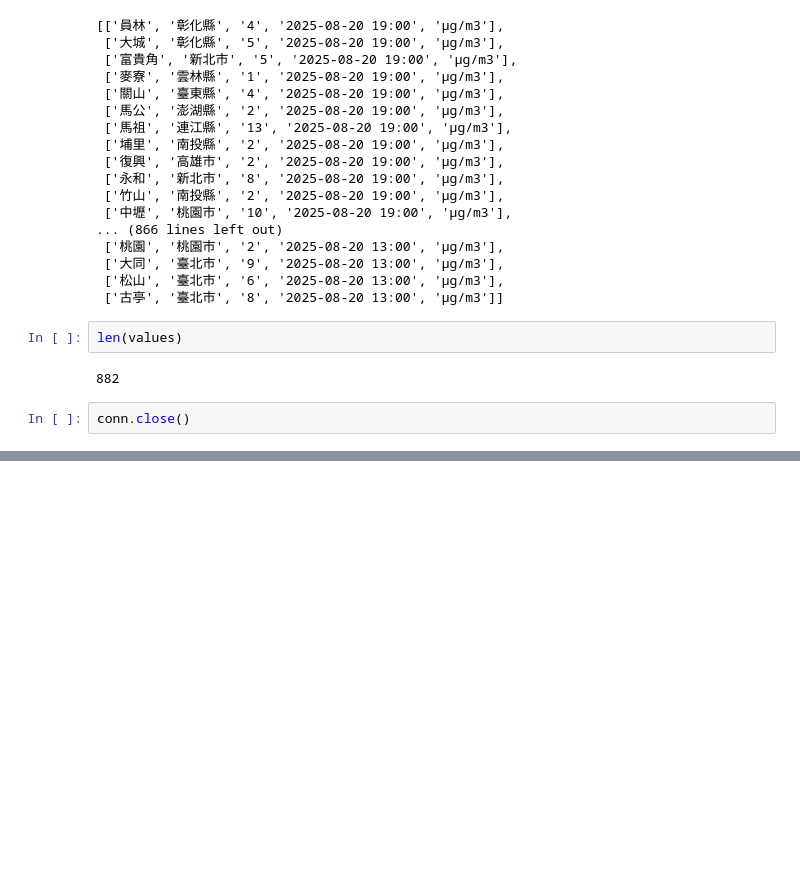
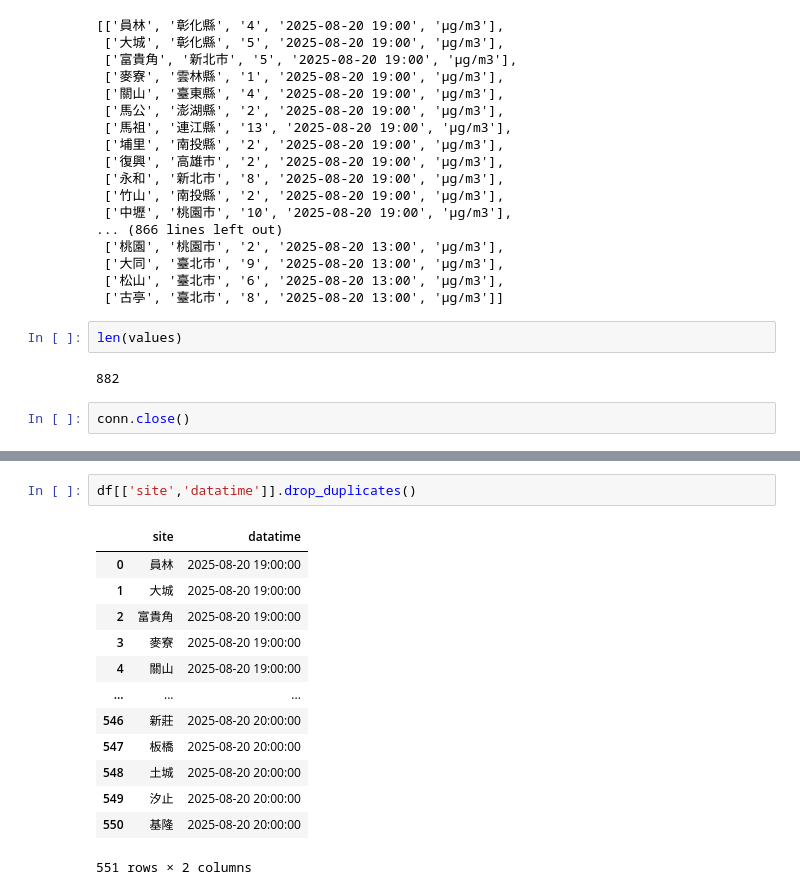
Before and after one commit to dieutoandu/flask_pm25_test2, a Jupyter notebook: test.ipynb, the cells around one changed output, grey strips where cells are left out. Drawn from its saved outputs; the diff is of its cells as text; blank space fills up the shorter version.

```diff
--- a/test.ipynb
+++ b/test.ipynb
@@ -135,0 +213,16 @@ conn.close()
+# %%
+df[['site','datatime']].drop_duplicates()
+# %% [output]
+|  | site | datatime |
+| 0 | 員林 | 2025-08-20 19:00:00 |
+| 1 | 大城 | 2025-08-20 19:00:00 |
+| 2 | 富貴角 | 2025-08-20 19:00:00 |
+| 3 | 麥寮 | 2025-08-20 19:00:00 |
+| 4 | 關山 | 2025-08-20 19:00:00 |
+| ... | ... | ... |
+| 546 | 新莊 | 2025-08-20 20:00:00 |
+| 547 | 板橋 | 2025-08-20 20:00:00 |
+| 548 | 土城 | 2025-08-20 20:00:00 |
+| 549 | 汐止 | 2025-08-20 20:00:00 |
+| 550 | 基隆 | 2025-08-20 20:00:00 |
+551 rows × 2 columns
```
Also changed, not shown: parts of 9 cells of this notebook, 3 other files.
